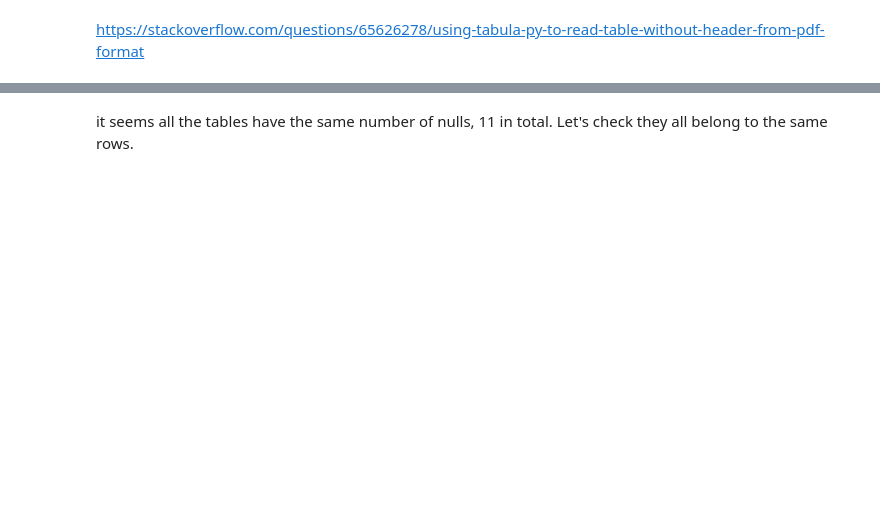
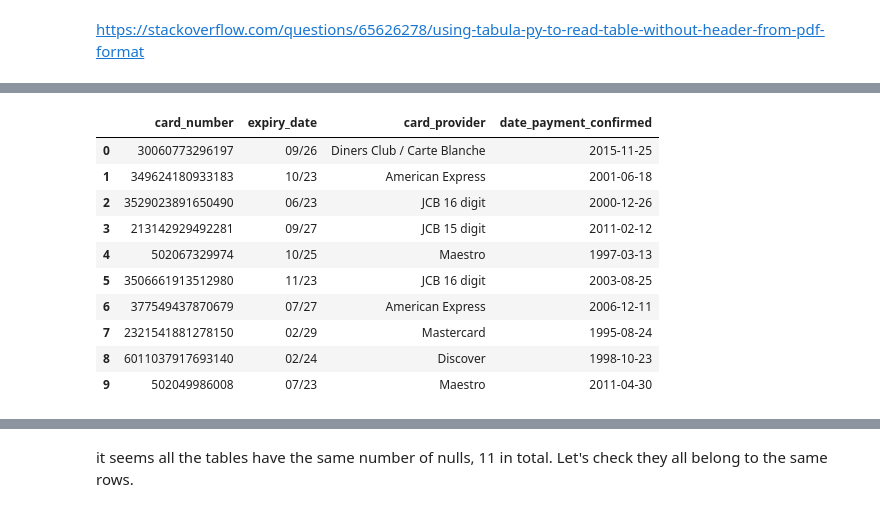
Before and after one commit to SaveSavio/multinational-retail-data-centralisation, a Jupyter notebook: RDS_table_cleaning.ipynb, the cells around one changed output, grey strips where cells are left out. Saved outputs shown, nothing was run; the diff lists cells and outputs as text; code cells hidden in the pictures; blank space fills up the shorter version.

```diff
--- a/RDS_table_cleaning.ipynb
+++ b/RDS_table_cleaning.ipynb
@@ -222,3 +247,15 @@ df.info()
 # %%
 pd.set_option('display.max_rows', 500)
-df.head(10)
+df2.head(10)
+# %% [output]
+|  | card_number | expiry_date | card_provider | date_payment_confirmed |
+| 0 | 30060773296197 | 09/26 | Diners Club / Carte Blanche | 2015-11-25 |
+| 1 | 349624180933183 | 10/23 | American Express | 2001-06-18 |
+| 2 | 3529023891650490 | 06/23 | JCB 16 digit | 2000-12-26 |
+| 3 | 213142929492281 | 09/27 | JCB 15 digit | 2011-02-12 |
+| 4 | 502067329974 | 10/25 | Maestro | 1997-03-13 |
+| 5 | 3506661913512980 | 11/23 | JCB 16 digit | 2003-08-25 |
+| 6 | 377549437870679 | 07/27 | American Express | 2006-12-11 |
+| 7 | 2321541881278150 | 02/29 | Mastercard | 1995-08-24 |
+| 8 | 6011037917693140 | 02/24 | Discover | 1998-10-23 |
+| 9 | 502049986008 | 07/23 | Maestro | 2011-04-30 |
```
Also changed, not shown: parts of 20 cells of this notebook, 2 other files.
